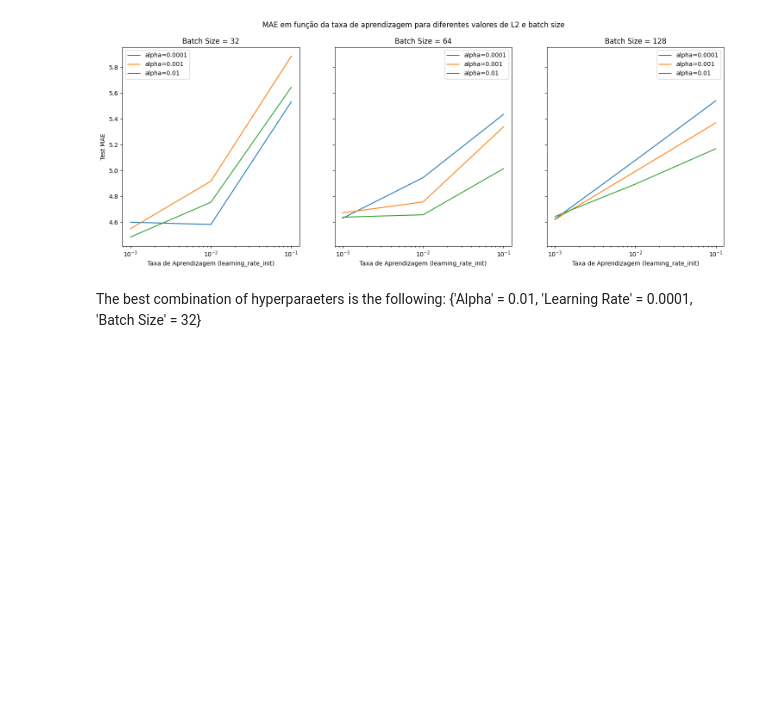
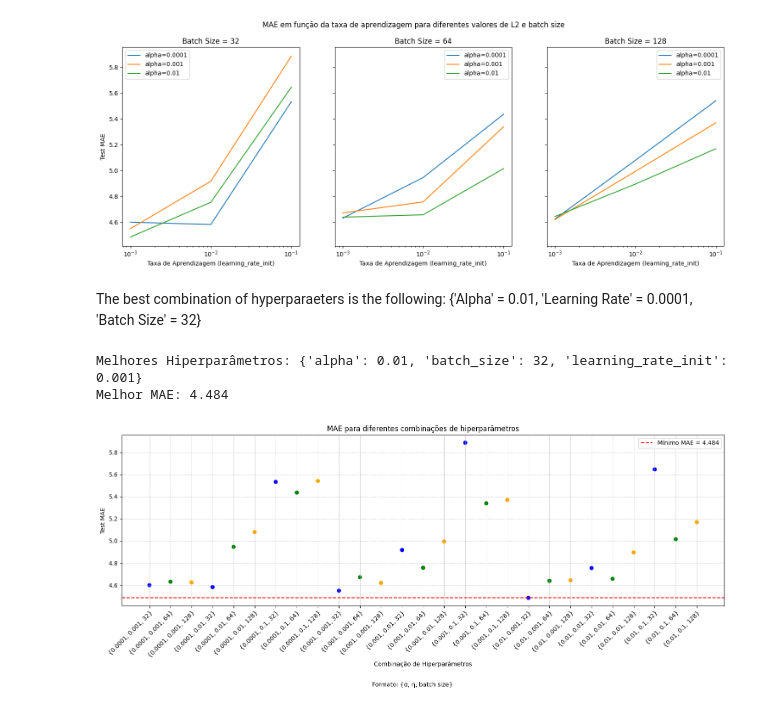
Before and after one commit to guiijose/Machine-Learning, a Jupyter notebook: homeworks/hw3/h3.ipynb, the cells around one changed output. Cells and saved outputs as stored; diff of their text form; code cells hidden in the pictures; blank space fills up the shorter version.

```diff
--- a/homeworks/hw3/h3.ipynb
+++ b/homeworks/hw3/h3.ipynb
@@ -205,3 +213,74 @@ MAE no conjunto de teste: 4.2345
 [figure]
 # %% [markdown]
 The best combination of hyperparaeters is the following: {'Alpha' = 0.01, 'Learning Rate' = 0.0001, 'Batch Size' = 32}
+# %%
+# Gerar uma lista de combinações dos hiperparâmetros como strings simplificadas
+combinacoes_simplificadas = []
+maes = []
+cores = []
+for alpha in param_grid['alpha']:
+    for learning_rate in param_grid['learning_rate_init']:
+        for batch_size in param_grid['batch_size']:
+            combinacoes_simplificadas.append(f'{{{alpha}, {learning_rate}, {batch_size}}}')
+            subset = results[(results['param_batch_size'] == batch_size) &
+                             (results['param_alpha'] == alpha) &
+                             (results['param_learning_rate_init'] == learning_rate)]
+            maes.append(-subset['mean_test_score'].values[0])
+            # Atribui cores com base no batch_size (ou qualquer outro parâmetro)
+            if batch_size == 32:
+                cores.append('blue')
+            elif batch_size == 64:
+                cores.append('green')
+            elif batch_size == 128:
+                cores.append('orange')
+
+# Criar o gráfico
+fig, ax = plt.subplots(figsize=(15, 6))
+
+# Plota os pontos, colorindo-os de acordo com o batch_size
+scatter = ax.scatter(range(len(combinacoes_simplificadas)), maes, color=cores)
+
+# Ajusta os ticks para mostrar as combinações de hiperparâmetros (simplificadas)
+ax.set_xticks(range(len(combinacoes_simplificadas)))
+ax.set_xticklabels(combinacoes_simplificadas, rotation=45, ha='right', rotation_mode='anchor')  # Ticks oblíquos
+
+# Adicionar as linhas de grelha
+ax.grid(True)  # Ativa a grelha para ambos os eixos
+ax.grid(which='both', linestyle='--', linewidth=0.5)  # Customiza o estilo das linhas da grelha
+
+# Ajusta os rótulos dos eixos
+ax.set_xlabel('Combinação de Hiperparâmetros')
+ax.set_ylabel('Test MAE')
+ax.set_title('MAE para diferentes combinações de hiperparâmetros')
+
+# Adicionar a legenda explicativa para a estrutura dos ticks
+plt.figtext(0.5, -0.05, "Formato: {α, η, batch size}", ha="center", fontsize=10)
+
+# Criar uma legenda para as cores (baseada no batch_size)
+from matplotlib.lines import Line2D
+legend_elements = [Line2D([0], [0], marker='o', color='w', label='Batch Size = 32', markerfacecolor='blue', markersize=10),
+                   Line2D([0], [0], marker='o', color='w', label='Batch Size = 64', markerfacecolor='green', markersize=10),
+                   Line2D([0], [0], marker='o', color='w', label='Batch Size = 128', markerfacecolor='orange', markersize=10)]
+ax.legend(handles=legend_elements, title="Batch Size")
+
+# Melhor combinação de hiperparâmetros
+best_params = grid_search.best_params_
+best_mae = -grid_search.best_score_  # Negativo porque no grid_search MAE é maximizado como negativo
+
+# Imprimir os melhores hiperparâmetros e o MAE associado
+print(f"Melhores Hiperparâmetros: {best_params}")
+print(f"Melhor MAE: {best_mae:.3f}")
+
+# Adicionar uma linha horizontal no gráfico no valor do melhor MAE
+plt.axhline(y=best_mae, color='r', linestyle='--', label=f'Mínimo MAE = {best_mae:.3f}')
+
+# Atualizar a legenda
+plt.legend()
+
+# Mostrar o gráfico
+plt.tight_layout()
+plt.show()
+# %% [output]
+Melhores Hiperparâmetros: {'alpha': 0.01, 'batch_size': 32, 'learning_rate_init': 0.001}
+Melhor MAE: 4.484
+[figure, added]
```
Also changed, not shown: parts of 2 cells of this notebook.
